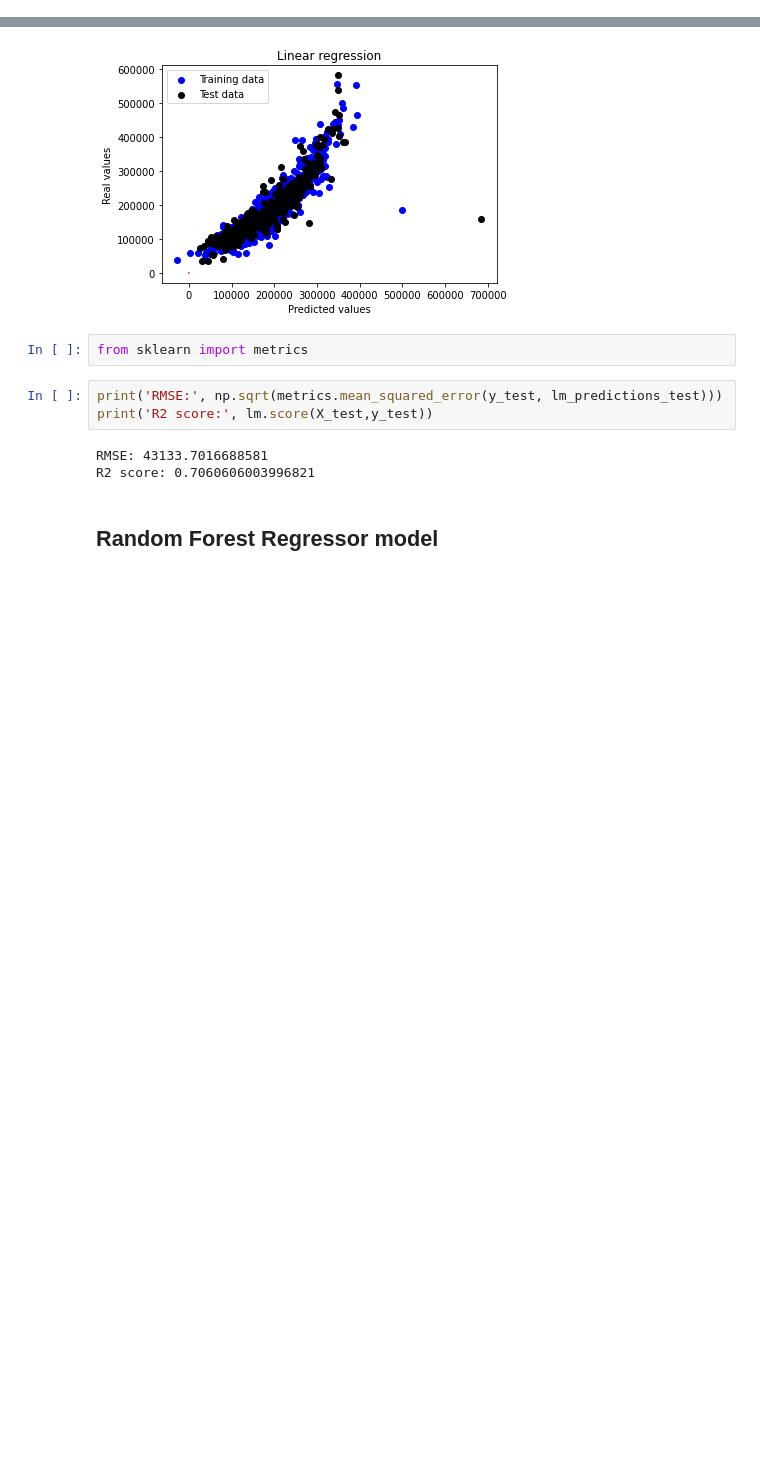
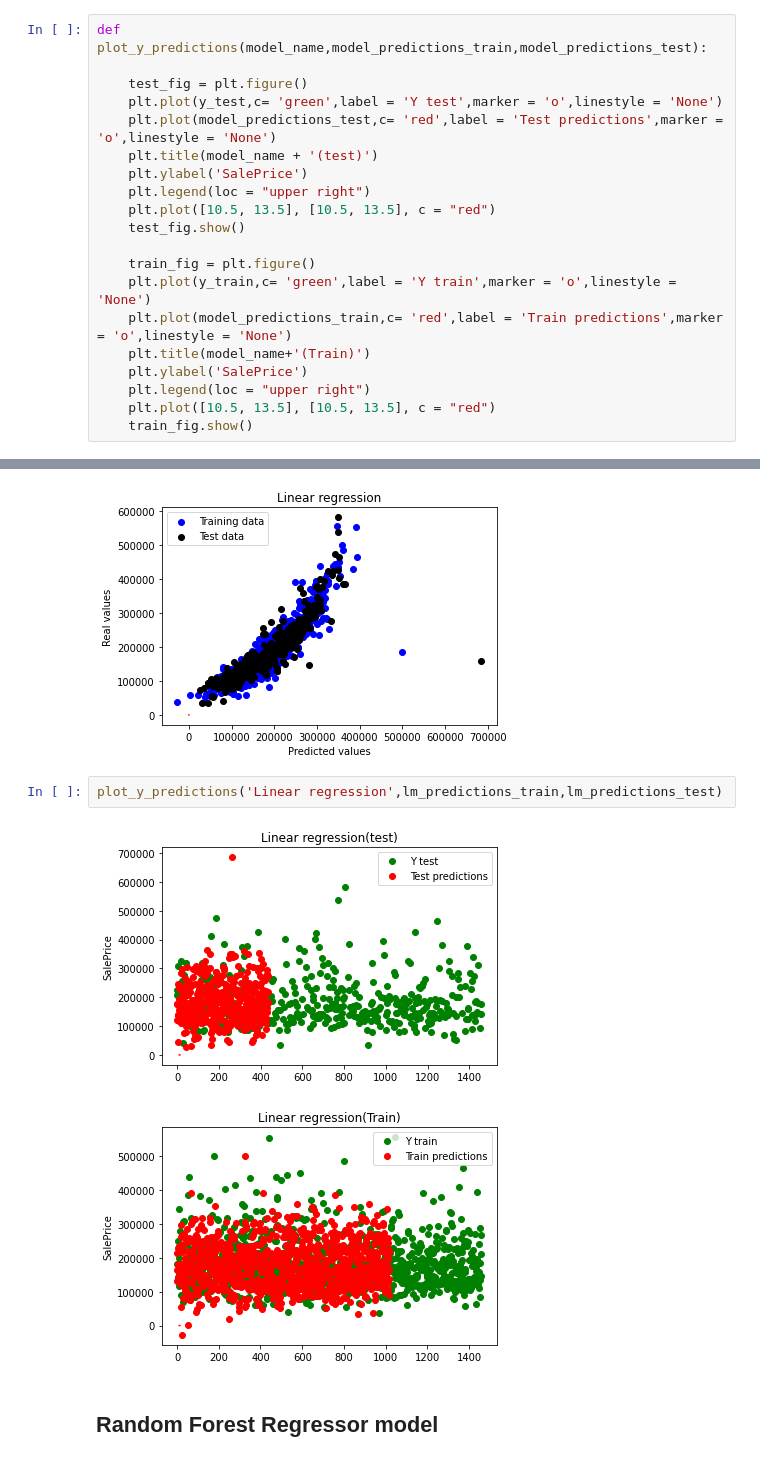
Before and after one commit to RaphaelRoriz/Machine-learning, a Jupyter notebook: housesPricesDataset/House Prices regressions.ipynb, the cells around one changed output, grey strips where cells are left out. Cells and saved outputs as stored; diff of their text form; blank space fills up the shorter version.

```diff
--- a/housesPricesDataset/House Prices regressions.ipynb
+++ b/housesPricesDataset/House Prices regressions.ipynb
@@ -1029,3 +1031,23 @@ def plot_train_test_predictions(model_name,model_predictions_train,model_predict
     plt.legend(loc = "upper left")
     plt.plot([10.5, 13.5], [10.5, 13.5], c = "red")
     plt.show()
+# %%
+def plot_y_predictions(model_name,model_predictions_train,model_predictions_test):
+
+    test_fig = plt.figure()
+    plt.plot(y_test,c= 'green',label = 'Y test',marker = 'o',linestyle = 'None')
+    plt.plot(model_predictions_test,c= 'red',label = 'Test predictions',marker = 'o',linestyle = 'None')
+    plt.title(model_name + '(test)')
+    plt.ylabel('SalePrice')
+    plt.legend(loc = "upper right")
+    plt.plot([10.5, 13.5], [10.5, 13.5], c = "red")
+    test_fig.show()
+
+    train_fig = plt.figure()
+    plt.plot(y_train,c= 'green',label = 'Y train',marker = 'o',linestyle = 'None')
+    plt.plot(model_predictions_train,c= 'red',label = 'Train predictions',marker = 'o',linestyle = 'None')
+    plt.title(model_name+'(Train)')
+    plt.ylabel('SalePrice')
+    plt.legend(loc = "upper right")
+    plt.plot([10.5, 13.5], [10.5, 13.5], c = "red")
+    train_fig.show()
@@ -1051,14 +1082,11 @@ lm_predictions_test = lm.predict(X_test)
 plot_train_test_predictions('Linear regression',lm_predictions_train,lm_predictions_test)
 # %% [output]
 [figure]
-# %%
-from sklearn import metrics
-# %%
-print('RMSE:', np.sqrt(metrics.mean_squared_error(y_test, lm_predictions_test)))
-print('R2 score:', lm.score(X_test,y_test))
-# %% [output]
-RMSE: 43133.7016688581
-R2 score: 0.7060606003996821
+# %%
+plot_y_predictions('Linear regression',lm_predictions_train,lm_predictions_test)
+# %% [output]
+[figure, added]
+[figure, added]
 # %% [markdown]
 ## Random Forest Regressor model
 # %%
```
Also changed, not shown: parts of 31 cells of this notebook.
